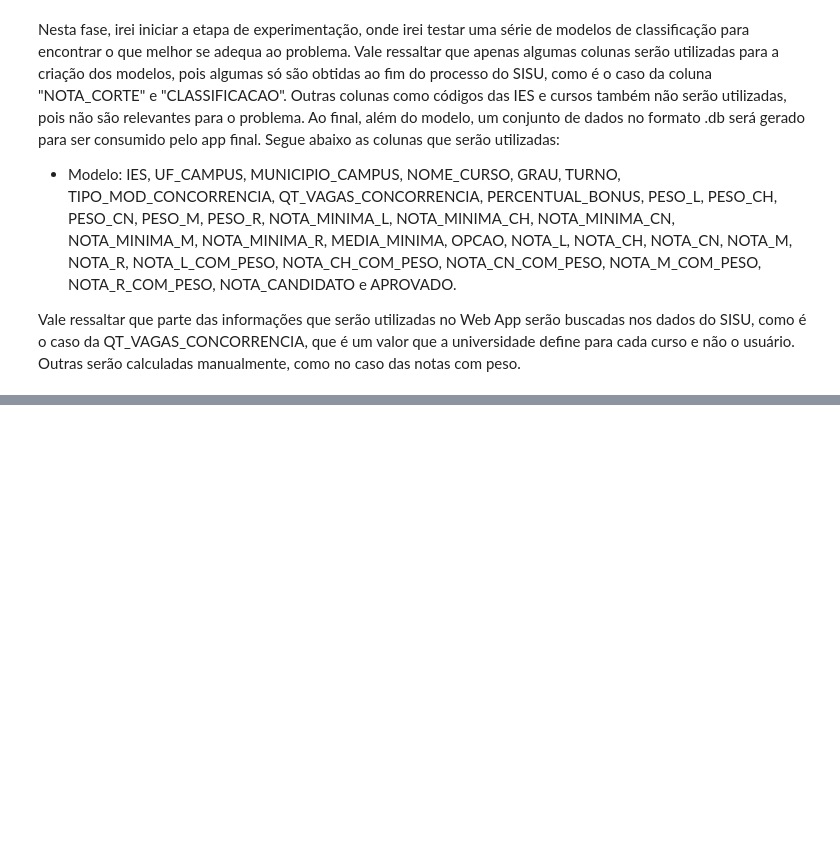
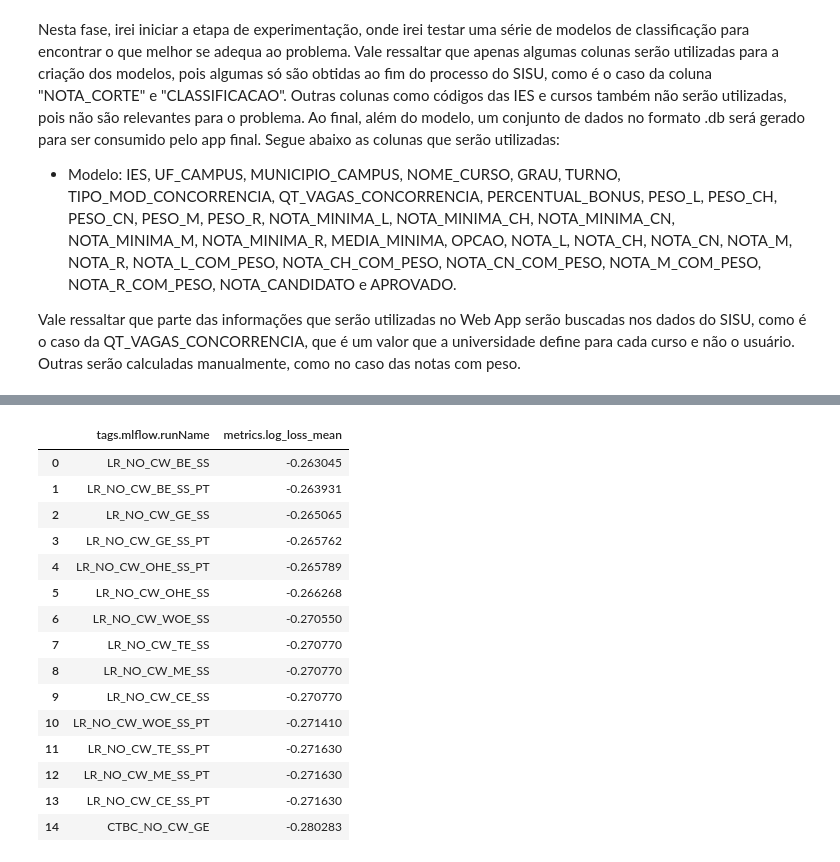
Before and after one commit to dnsrsdata/ecommerce_inference, a Jupyter notebook: notebooks/models_experimentation.ipynb, the cells around one changed output, grey strips where cells are left out. Saved outputs shown, nothing was run; the diff lists cells and outputs as text; code cells hidden in the pictures; blank space fills up the shorter version.

```diff
--- a/notebooks/models_experimentation.ipynb
+++ b/notebooks/models_experimentation.ipynb
@@ -433,0 +425,23 @@ And if memory is not enough, you can set `force_col_wise=true`.
+# %%
+# Especificando as colunas para retornar
+colunas = ['tags.mlflow.runName', 'metrics.log_loss_mean']
+
+# Buscando os melhores modelos
+mlflow.search_runs(order_by=['metrics.log_loss_mean DESC'], max_results=15)[colunas]
+# %% [output]
+|  | tags.mlflow.runName | metrics.log_loss_mean |
+| 0 | LR_NO_CW_BE_SS | -0.263045 |
+| 1 | LR_NO_CW_BE_SS_PT | -0.263931 |
+| 2 | LR_NO_CW_GE_SS | -0.265065 |
+| 3 | LR_NO_CW_GE_SS_PT | -0.265762 |
+| 4 | LR_NO_CW_OHE_SS_PT | -0.265789 |
+| 5 | LR_NO_CW_OHE_SS | -0.266268 |
+| 6 | LR_NO_CW_WOE_SS | -0.270550 |
+| 7 | LR_NO_CW_TE_SS | -0.270770 |
+| 8 | LR_NO_CW_ME_SS | -0.270770 |
+| 9 | LR_NO_CW_CE_SS | -0.270770 |
+| 10 | LR_NO_CW_WOE_SS_PT | -0.271410 |
+| 11 | LR_NO_CW_TE_SS_PT | -0.271630 |
+| 12 | LR_NO_CW_ME_SS_PT | -0.271630 |
+| 13 | LR_NO_CW_CE_SS_PT | -0.271630 |
+| 14 | CTBC_NO_CW_GE | -0.280283 |
```
Also changed, not shown: parts of 17 cells of this notebook.
